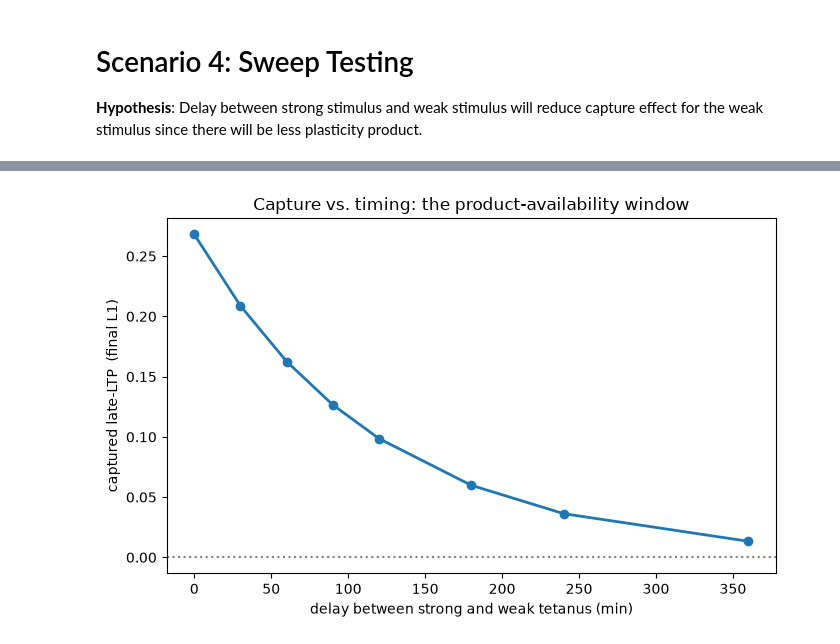
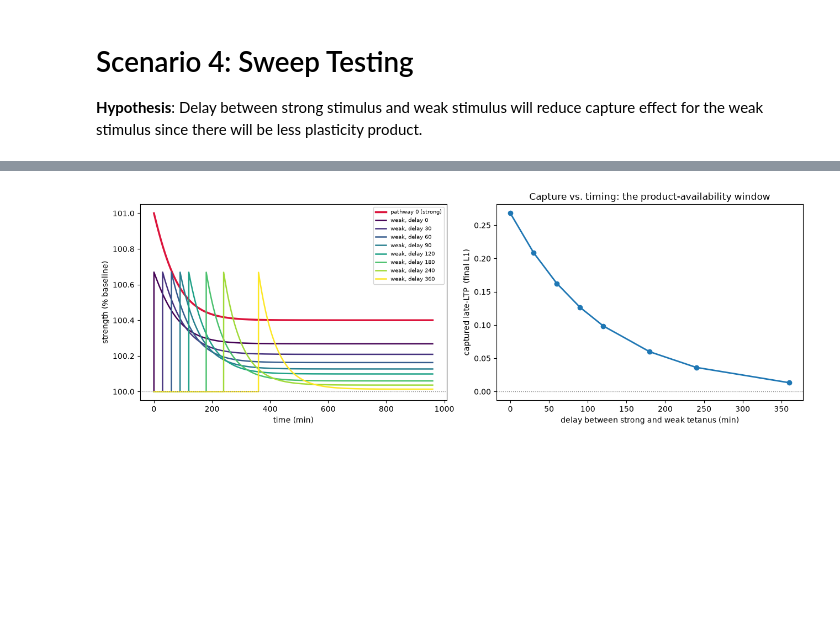
Before and after one commit to AVenkedesh/Long-Term-Potentiation-ODE-Model, a Jupyter notebook: src/validation.ipynb, the cells around one changed output, grey strips where cells are left out. Saved outputs shown, nothing was run; the diff lists cells and outputs as text; code cells hidden in the pictures; blank space fills up the shorter version.

```diff
--- a/src/validation.ipynb
+++ b/src/validation.ipynb
@@ -158,11 +90,12 @@ for k, d in enumerate(delays):
-# %%
-plt.figure(figsize=(7, 4.5))
-plt.plot(delays, results, "o-", lw=2)
-plt.axhline(0, color="grey", ls=":")
-plt.xlabel("delay between strong and weak tetanus (min)")
-plt.ylabel("captured late-LTP  (final L1)")
-plt.title("Capture vs. timing: the product-availability window")
-plt.tight_layout()
-plt.show()
-# %% [output]
-[figure, removed]
+# %%
+def neuron_factory():
+    return Neuron([Dendrite(TAU_T, TAU_E, BETA), Dendrite(TAU_T, TAU_E, BETA)], Soma(TAU_P), S_BASE)
+
+s_ev = strong_event(0, 0, S_TAG, S_EARLY, S_PRODUCT)
+w_ev_template = weak_event(0, 1, W_TAG, W_EARLY)
+
+delays_out, final_L, ts, strength_curves = delay_sweep(neuron_factory, s_ev, w_ev_template, delays, end=960)
+# %%
+plot_delay_sweep(delays_out, final_L, ts, strength_curves, S_BASE)
+# %% [output]
+[figure, added]
```
Also changed, not shown: parts of 11 cells of this notebook.
